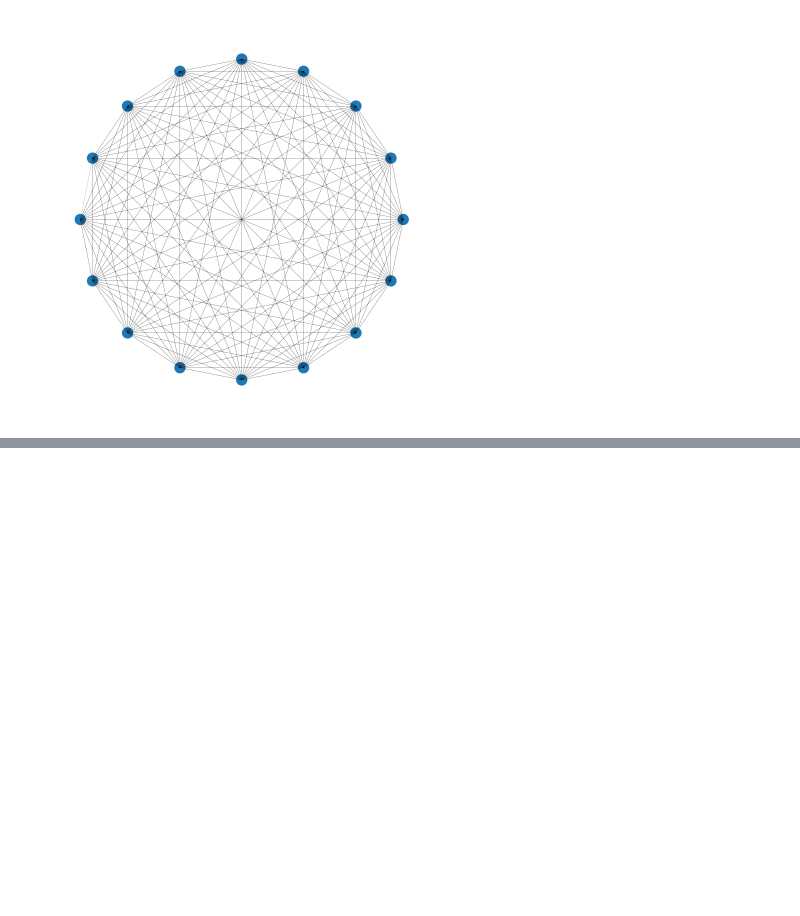
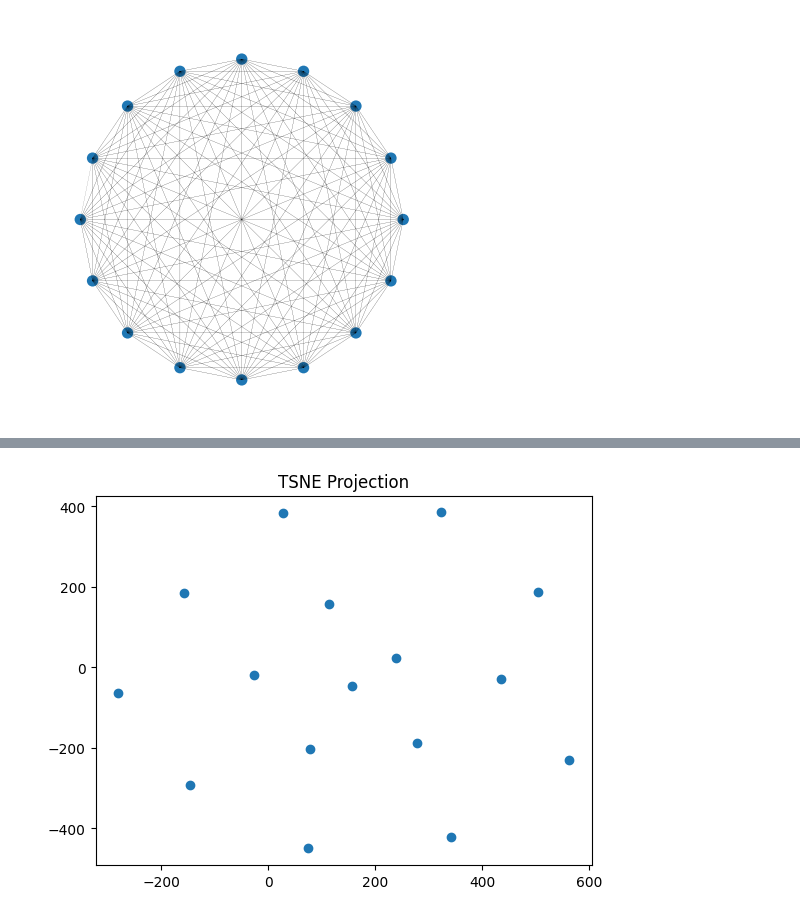
Before and after one commit to mauro-vb/graph-visualization-project, a Jupyter notebook: notebooks/pruebas.ipynb, the cells around one changed output, grey strips where cells are left out. Saved outputs shown, nothing was run; the diff lists cells and outputs as text; code cells hidden in the pictures; blank space fills up the shorter version.

```diff
--- a/notebooks/pruebas.ipynb
+++ b/notebooks/pruebas.ipynb
@@ -38,0 +718,6 @@ plot_graph(adj_matrix=adj_matrix,custom_xlim=(0,100),custom_ylim=(0,100),layout_
+# %%
+plt.scatter(tsne_embedding[:, 0], tsne_embedding[:, 1])
+plt.title('TSNE Projection')
+plt.show()
+# %% [output]
+[figure, added]
```
Also changed, not shown: parts of 8 cells of this notebook, 1 other file.
